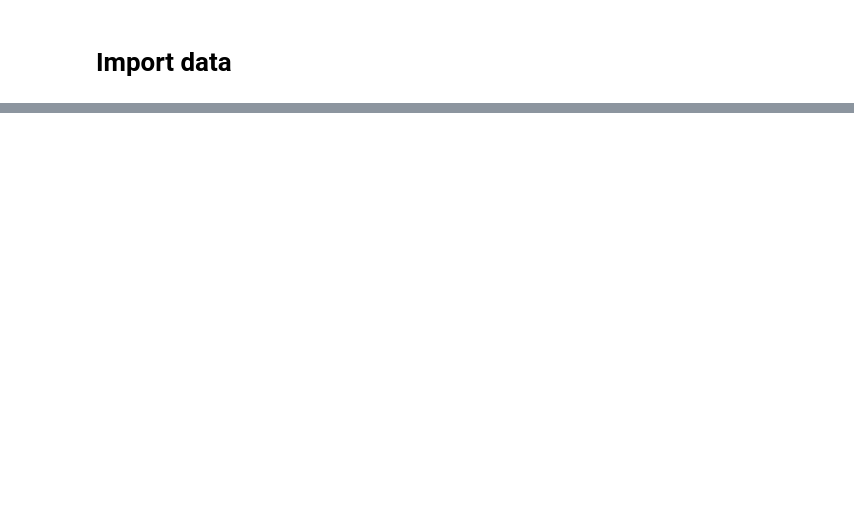
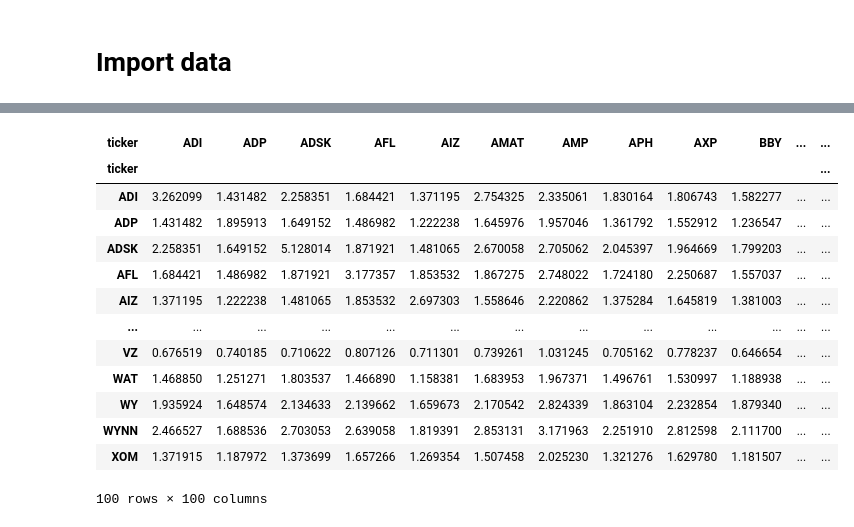
Before and after one commit to talhajamal11/BigData1Project, a Jupyter notebook: src/TalhaJamal/testing.ipynb, the cells around one changed output, grey strips where cells are left out. Drawn from its saved outputs; the diff is of its cells as text; code cells hidden in the pictures; blank space fills up the shorter version.

```diff
--- a/src/TalhaJamal/testing.ipynb
+++ b/src/TalhaJamal/testing.ipynb
@@ -23,0 +68,19 @@ tickers = prices.columns
+# %%
+# Covariance Matrix
+covariance_matrix = returns.cov()
+covariance_matrix
+# %% [output]
+| ticker | ADI | ADP | ADSK | AFL | AIZ | AMAT | AMP | APH | AXP | BBY | ... | ... |
+| ticker |  |  |  |  |  |  |  |  |  |  |  | ... |
+| ADI | 3.262099 | 1.431482 | 2.258351 | 1.684421 | 1.371195 | 2.754325 | 2.335061 | 1.830164 | 1.806743 | 1.582277 | ... | ... |
+| ADP | 1.431482 | 1.895913 | 1.649152 | 1.486982 | 1.222238 | 1.645976 | 1.957046 | 1.361792 | 1.552912 | 1.236547 | ... | ... |
+| ADSK | 2.258351 | 1.649152 | 5.128014 | 1.871921 | 1.481065 | 2.670058 | 2.705062 | 2.045397 | 1.964669 | 1.799203 | ... | ... |
+| AFL | 1.684421 | 1.486982 | 1.871921 | 3.177357 | 1.853532 | 1.867275 | 2.748022 | 1.724180 | 2.250687 | 1.557037 | ... | ... |
+| AIZ | 1.371195 | 1.222238 | 1.481065 | 1.853532 | 2.697303 | 1.558646 | 2.220862 | 1.375284 | 1.645819 | 1.381003 | ... | ... |
+| ... | ... | ... | ... | ... | ... | ... | ... | ... | ... | ... | ... | ... |
+| VZ | 0.676519 | 0.740185 | 0.710622 | 0.807126 | 0.711301 | 0.739261 | 1.031245 | 0.705162 | 0.778237 | 0.646654 | ... | ... |
+| WAT | 1.468850 | 1.251271 | 1.803537 | 1.466890 | 1.158381 | 1.683953 | 1.967371 | 1.496761 | 1.530997 | 1.188938 | ... | ... |
+| WY | 1.935924 | 1.648574 | 2.134633 | 2.139662 | 1.659673 | 2.170542 | 2.824339 | 1.863104 | 2.232854 | 1.879340 | ... | ... |
+| WYNN | 2.466527 | 1.688536 | 2.703053 | 2.639058 | 1.819391 | 2.853131 | 3.171963 | 2.251910 | 2.812598 | 2.111700 | ... | ... |
+| XOM | 1.371915 | 1.187972 | 1.373699 | 1.657266 | 1.269354 | 1.507458 | 2.025230 | 1.321276 | 1.629780 | 1.181507 | ... | ... |
+100 rows × 100 columns
```
Also changed, not shown: parts of 12 cells of this notebook, 1 other file.
